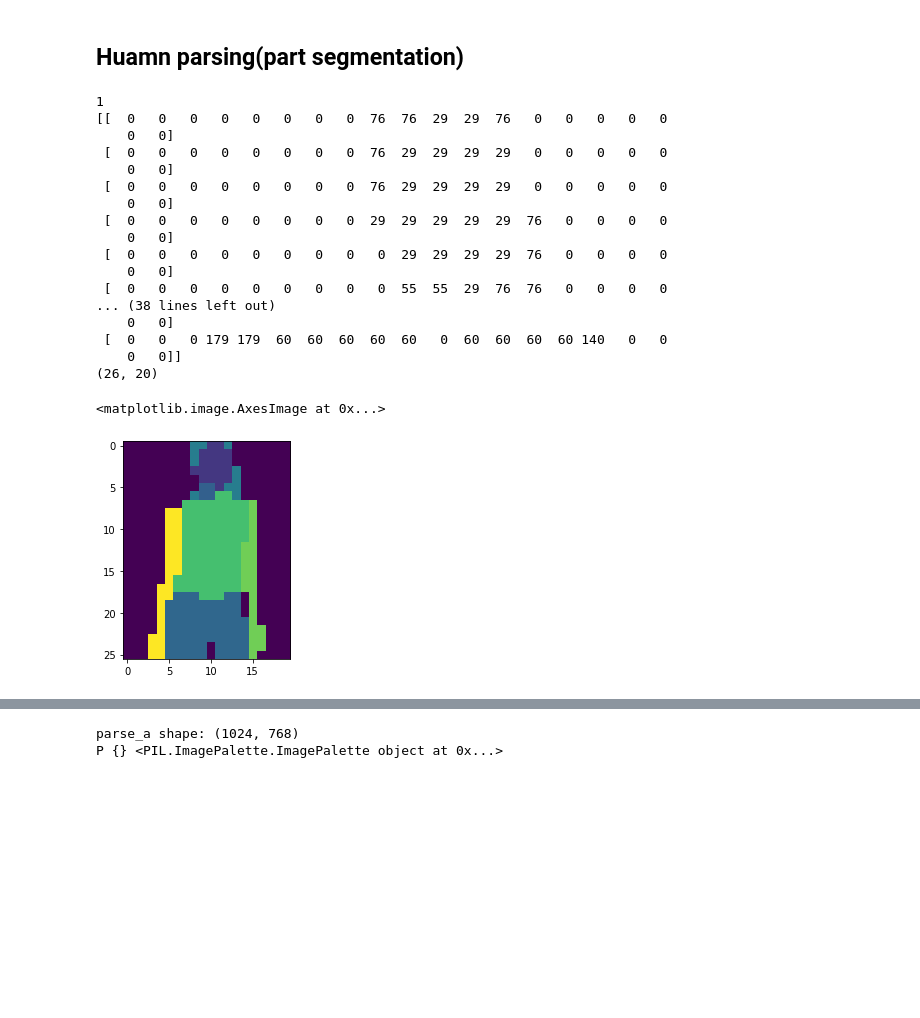
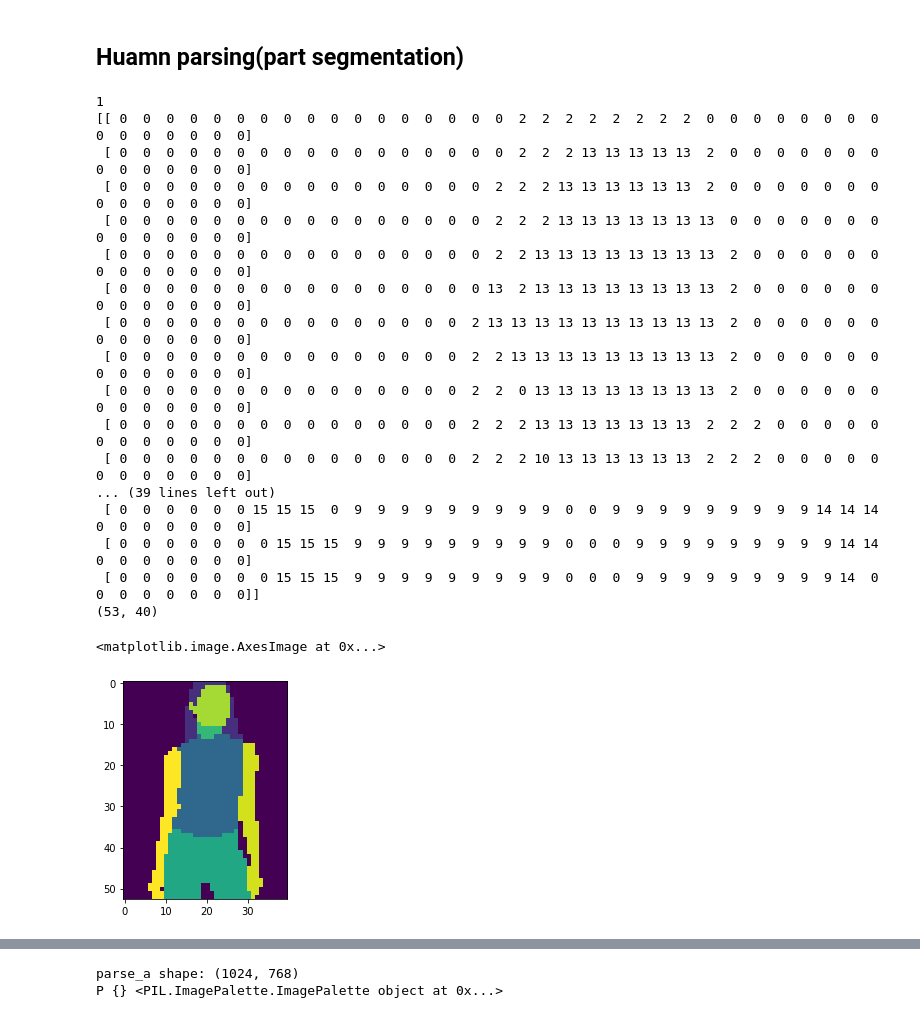
Before and after one commit to jiaqianjing/VITON-HD, a Jupyter notebook: analysis.ipynb, the cells around one changed output, grey strips where cells are left out. Saved outputs shown, nothing was run; the diff lists cells and outputs as text; code cells hidden in the pictures; blank space fills up the shorter version.

```diff
--- a/analysis.ipynb
+++ b/analysis.ipynb
@@ -163,38 +163,39 @@ print(pose_data)
 # %% [markdown]
 ## Huamn parsing(part segmentation)
 # %%
-# load parsing image
+# load demo parsing image
 parse = Image.open('./datasets/test/image-parse/10549_00.png').convert('L')
 
 print(len(parse.split()))
 
 #parse = transforms.Resize(opt.load_width, interpolation=transforms.InterpolationMode.NEAREST)(parse)
-parse = transforms.Resize(20, interpolation=transforms.InterpolationMode.NEAREST)(parse)
+parse = transforms.Resize(40, interpolation=transforms.InterpolationMode.NEAREST)(parse)
 
 parse_array = np.array(parse)
+np.set_printoptions(edgeitems=1000, linewidth=1000)
 print(parse_array)
 print(parse_array.shape)
 plt.imshow(parse_array)
 
 #print(parse_array[789])
 # %% [output]
 1
-[[  0   0   0   0   0   0   0   0  76  76  29  29  76   0   0   0   0   0
-    0   0]
- [  0   0   0   0   0   0   0   0  76  29  29  29  29   0   0   0   0   0
-    0   0]
- [  0   0   0   0   0   0   0   0  76  29  29  29  29   0   0   0   0   0
-    0   0]
- [  0   0   0   0   0   0   0   0  29  29  29  29  29  76   0   0   0   0
-    0   0]
- [  0   0   0   0   0   0   0   0   0  29  29  29  29  76   0   0   0   0
-    0   0]
- [  0   0   0   0   0   0   0   0   0  55  55  29  76  76   0   0   0   0
-... (38 lines left out)
-    0   0]
- [  0   0   0 179 179  60  60  60  60  60   0  60  60  60  60 140   0   0
-    0   0]]
-(26, 20)
+[[ 0  0  0  0  0  0  0  0  0  0  0  0  0  0  0  0  0  2  2  2  2  2  2  2  2  0  0  0  0  0  0  0  0  0  0  0  0  0  0  0]
+ [ 0  0  0  0  0  0  0  0  0  0  0  0  0  0  0  0  0  2  2  2 13 13 13 13 13  2  0  0  0  0  0  0  0  0  0  0  0  0  0  0]
+ [ 0  0  0  0  0  0  0  0  0  0  0  0  0  0  0  0  2  2  2 13 13 13 13 13 13  2  0  0  0  0  0  0  0  0  0  0  0  0  0  0]
+ [ 0  0  0  0  0  0  0  0  0  0  0  0  0  0  0  0  2  2  2 13 13 13 13 13 13 13  0  0  0  0  0  0  0  0  0  0  0  0  0  0]
+ [ 0  0  0  0  0  0  0  0  0  0  0  0  0  0  0  0  2  2 13 13 13 13 13 13 13 13  2  0  0  0  0  0  0  0  0  0  0  0  0  0]
+ [ 0  0  0  0  0  0  0  0  0  0  0  0  0  0  0  0 13  2 13 13 13 13 13 13 13 13  2  0  0  0  0  0  0  0  0  0  0  0  0  0]
+ [ 0  0  0  0  0  0  0  0  0  0  0  0  0  0  0  2 13 13 13 13 13 13 13 13 13 13  2  0  0  0  0  0  0  0  0  0  0  0  0  0]
+ [ 0  0  0  0  0  0  0  0  0  0  0  0  0  0  0  2  2 13 13 13 13 13 13 13 13 13  2  0  0  0  0  0  0  0  0  0  0  0  0  0]
+ [ 0  0  0  0  0  0  0  0  0  0  0  0  0  0  0  2  2  0 13 13 13 13 13 13 13 13  2  0  0  0  0  0  0  0  0  0  0  0  0  0]
+ [ 0  0  0  0  0  0  0  0  0  0  0  0  0  0  0  2  2  2 13 13 13 13 13 13 13  2  2  2  0  0  0  0  0  0  0  0  0  0  0  0]
+ [ 0  0  0  0  0  0  0  0  0  0  0  0  0  0  0  2  2  2 10 13 13 13 13 13 13  2  2  2  0  0  0  0  0  0  0  0  0  0  0  0]
+... (39 lines left out)
+ [ 0  0  0  0  0  0 15 15 15  0  9  9  9  9  9  9  9  9  9  0  0  9  9  9  9  9  9  9  9  9 14 14 14  0  0  0  0  0  0  0]
+ [ 0  0  0  0  0  0  0 15 15 15  9  9  9  9  9  9  9  9  9  0  0  0  9  9  9  9  9  9  9  9  9 14 14  0  0  0  0  0  0  0]
+ [ 0  0  0  0  0  0  0 15 15 15  9  9  9  9  9  9  9  9  9  0  0  0  9  9  9  9  9  9  9  9  9 14  0  0  0  0  0  0  0  0]]
+(53, 40)
 <matplotlib.image.AxesImage at 0x...>
-[figure, old version]
+[figure, new version]
 # %%
```
Also changed, not shown: parts of 15 cells of this notebook, 3 other files.
